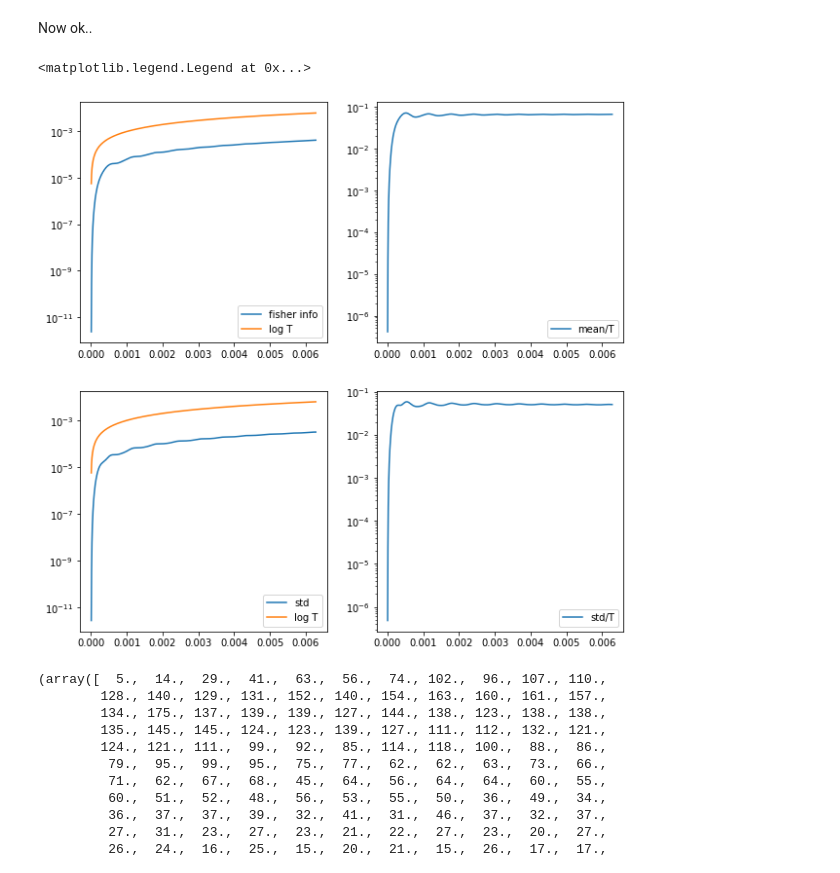
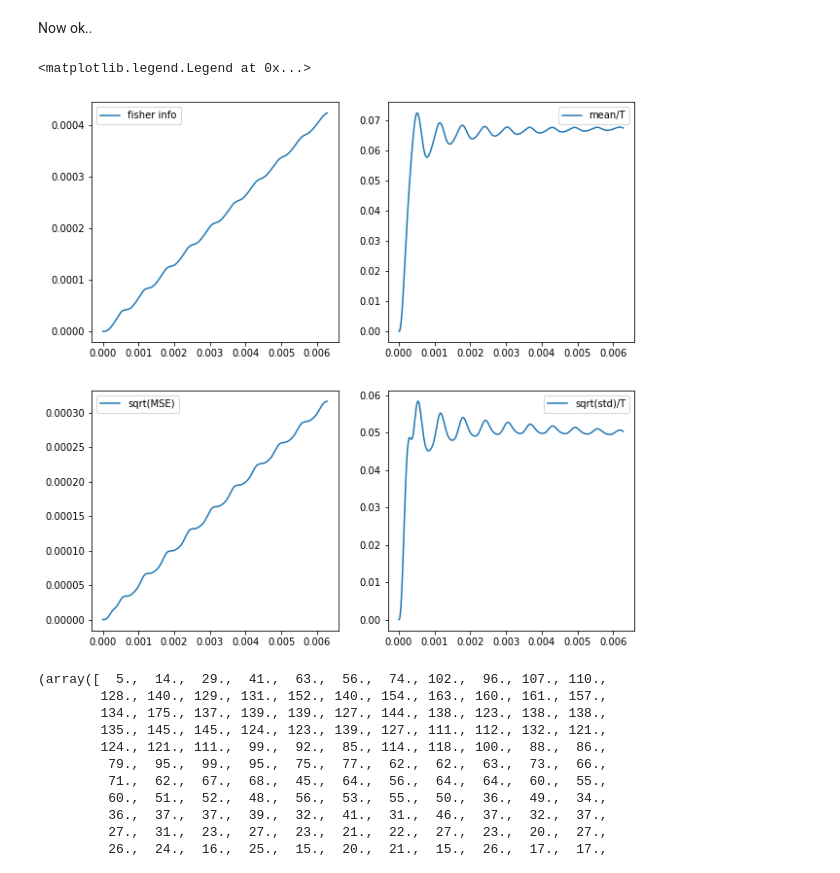
Before and after one commit to matibilkis/continuous, a Jupyter notebook: comparing_results/fisher_integration_stats.ipynb, the cells around one changed output. Saved outputs shown, nothing was run; the diff lists cells and outputs as text; code cells hidden in the pictures.

```diff
--- a/comparing_results/fisher_integration_stats.ipynb
+++ b/comparing_results/fisher_integration_stats.ipynb
@@ -60,33 +60,35 @@ for k in tqdm(indices):
     fisher_ok_std.append(np.std(np.sum(np.square(us[:,:k]), axis=1), axis=0))
 fisher_ok = np.array(fisher_ok)*dt
 fisher_ok_std = np.array(fisher_ok_std)*dt
+# %%
+tims, fisher_ok, fisher_ok_std = np.load("data/fisher_in_time.npy")
 # %%
 fig =plt.figure(figsize=(10,10))
 ax = plt.subplot(221)
 ax.plot(tims,fisher_ok, label="fisher info")
-ax.plot(tims, tims, label="log T")
-ax.set_yscale("log")
+#ax.plot(tims, tims, label="T")
+#ax.set_yscale("log")
 ax.legend()
 
 ax = plt.subplot(222)
 ax.plot(tims,fisher_ok/tims, label="mean/T")
-ax.set_yscale("log")
+#ax.set_yscale("log")
 ax.legend()
 
 
 ax = plt.subplot(223)
-ax.plot(tims,fisher_ok_std, label="std")
-ax.plot(tims, tims, label="log T")
-ax.set_yscale("log")
+ax.plot(tims,fisher_ok_std, label="sqrt(MSE)")
+#ax.plot(tims, tims, label="log T")
+#ax.set_yscale("log")
 ax.legend()
 
 ax = plt.subplot(224)
-ax.plot(tims,fisher_ok_std/tims, label="std/T")
-ax.set_yscale("log")
+ax.plot(tims,fisher_ok_std/tims, label="sqrt(std)/T")
+#ax.set_yscale("log")
 ax.legend()
 # %% [output]
 <matplotlib.legend.Legend at 0x...>
-[figure, old version]
+[figure, new version]
 # %%
 ax=plt.subplot(111)
 ax.hist(dt*np.sum(np.square(us[:,:k]), axis=1), bins=int(us.shape[0]/25))
```
Also changed, not shown: 4 other files.
